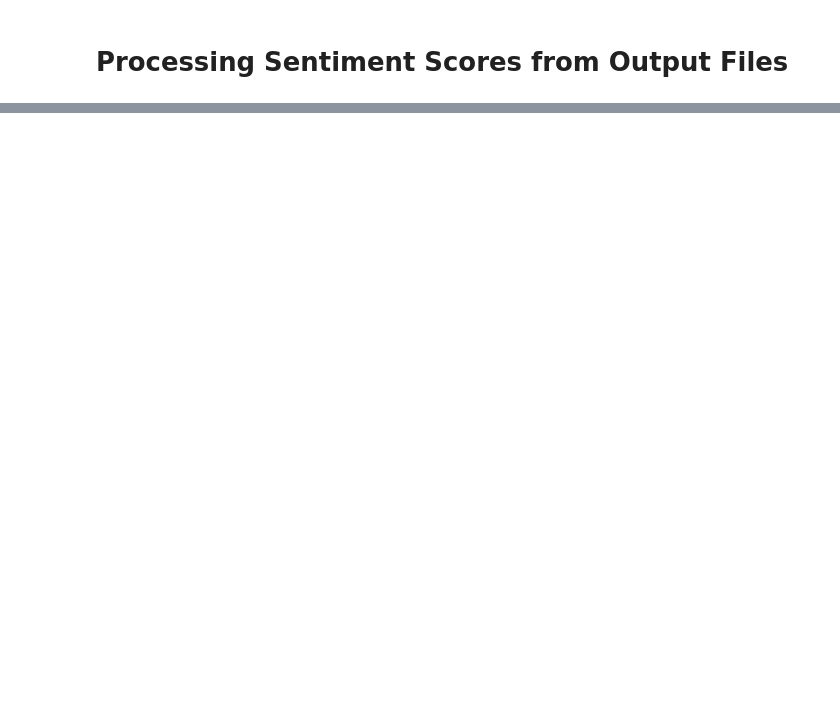
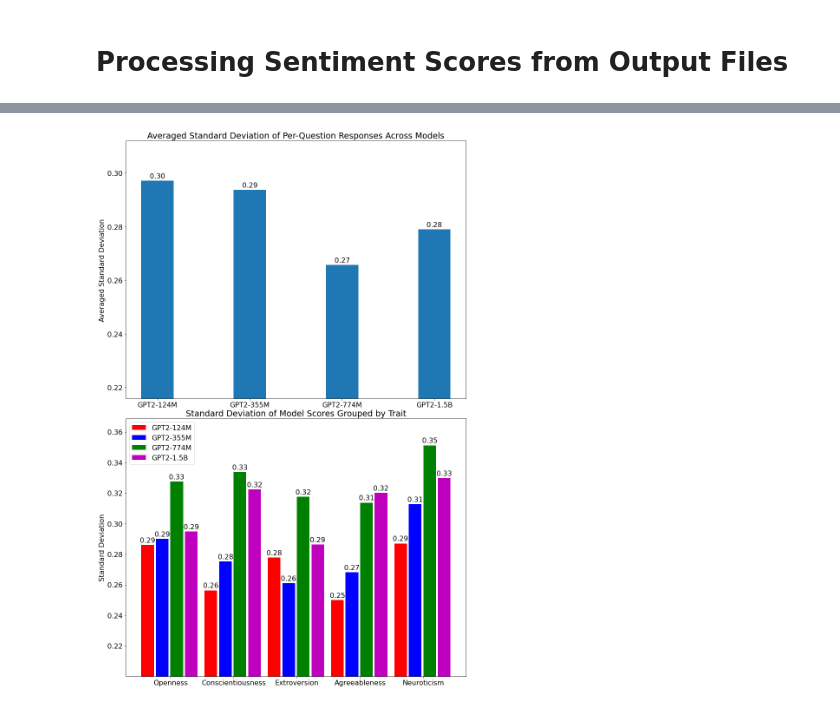
Before and after one commit to haroldrubio/Personality-Probing, a Jupyter notebook: score.ipynb, the cells around one changed output, grey strips where cells are left out. Drawn from its saved outputs; the diff is of its cells as text; code cells hidden in the pictures; blank space fills up the shorter version.

Commit message:
Push updated figures

```diff
--- a/score.ipynb
+++ b/score.ipynb
@@ -12,7 +13,7 @@ def softmax(x):
     return e_x / e_x.sum(axis=0)
 
 def calc_score(filename):
-    score_file = f"./data/{filename}.json"
+    score_file = f"{DATA_DIR}/{filename}.json"
     with open(score_file, 'r') as f:
         raw_scores = json.load(f)
 
@@ -50,9 +51,9 @@ def calc_score(filename):
         scores[domain]['stdev'] = np.std(scores[domain]['scores'])
         del scores[domain]['scores']
 
-    with open(f"./data/{filename}-scores.json", 'w') as f:
+    with open(f"{DATA_DIR}/{filename}-scores.json", 'w') as f:
         json.dump(scores, f, indent=4)
-    with open(f"./data/{filename}-metadata.json", 'w') as f:
+    with open(f"{DATA_DIR}/{filename}-metadata.json", 'w') as f:
         json.dump(metadata, f, indent=4)
 
 files = ['gpt2-small', 'gpt2-medium', 'gpt2-large', 'gpt2-xl']
@@ -126,0 +126,88 @@ plot_aggregate()
+# %%
+plt.rcParams.update({'font.size': 16})
+plt.rcParams["figure.figsize"] = (12,18)
+def autolabel(rects, ax, xpos='center'):
+    """
+    Attach a text label above each bar in *rects*, displaying its height.
+
+    *xpos* indicates which side to place the text w.r.t. the center of
+    the bar. It can be one of the following {'center', 'right', 'left'}.
+    """
+
+    ha = {'center': 'center', 'right': 'left', 'left': 'right'}
+    offset = {'center': 0, 'right': 1, 'left': -1}
+
+    for rect in rects:
+        height = rect.get_height()
+        ax.annotate(f"{height:.2f}",
+                    xy=(rect.get_x() + rect.get_width() / 2, height),
+                    xytext=(offset[xpos]*3, 3),  # use 3 points offset
+                    textcoords="offset points",  # in both directions
+                    ha=ha[xpos], va='bottom')
+
+def plot_stdev():
+    conf = 95
+    z = 1.96
+
+    file_dirs = ['gpt2-small-scores', 'gpt2-medium-scores', 'gpt2-large-scores', 'gpt2-xl-scores']
+    metadata_dirs = ['gpt2-small-metadata', 'gpt2-medium-metadata', 'gpt2-large-metadata', 'gpt2-xl-metadata']
+    models = ['GPT2-124M', 'GPT2-355M', 'GPT2-774M', 'GPT2-1.5B']
+    TRAITS = ['Openness', 'Conscientiousness', 'Extroversion', 'Agreeableness', 'Neuroticism']
+    formats = ['rs', 'bs', 'gs', 'ms']
+    fig, axs = plt.subplots(2)
+    fig.tight_layout()
+
+    # Plot 1: Average stdev across all questions per model
+    # Load the data from the metadata files
+    model_stdevs = []
+    for i, dir in enumerate(metadata_dirs):
+        single_model = []
+        with open(f"{DATA_DIR}/{dir}.json", 'r') as f:
+            meta_file = json.load(f)
+        for _, question in meta_file.items():
+            single_model.append(question['stdev'])
+        model_stdevs.append(np.mean(single_model))
+
+    # Define the plot
+    ind = np.arange(len(model_stdevs))  # the x locations for the groups
+    width = 0.35
+    bars = axs[0].bar(ind, model_stdevs, width)
+    autolabel(bars, axs[0])
+    # add some text for labels, title and axes ticks
+    axs[0].set_ylim(bottom = min(model_stdevs) - 0.05)
+    axs[0].set_ylabel('Averaged Standard Deviation')
+    axs[0].set_title('Averaged Standard Deviation of Per-Question Responses Across Models')
+    axs[0].set_xticks(ind)
+    axs[0].set_xticklabels(models)
+
+    # Plot 2: Stdevs of models per trait
+    # Define plot variables
+    ind = np.arange(len(TRAITS))  # the x locations for the groups
+    width = 0.2
+
+    # Get arrays of data
+    running_min = 1
+    for i, dir in enumerate(file_dirs):
+        # Create mapping from model name to stdevs in order of OCEAN
+        trait_stdevs = []
+        with open(f"{DATA_DIR}/{dir}.json", 'r') as f:
+            score_file = json.load(f)
+        for _, info in score_file.items():
+            trait_stdevs.append(info['stdev'])
+
+        bars = axs[1].bar(ind + (i-2)*(width) + (i-2)*0.02, trait_stdevs, width, color=formats[i][0], label=models[i])
+        autolabel(bars, axs[1])
+        running_min = min(running_min, min(trait_stdevs))
+
+    # Set the rest of the plots
+    # add some text for labels, title and axes ticks
+    axs[1].set_ylim(bottom = running_min-0.05)
+    axs[1].set_ylabel('Standard Deviation')
+    axs[1].set_title('Standard Deviation of Model Scores Grouped by Trait')
+    axs[1].set_xticks((ind - width/2))
+    axs[1].set_xticklabels(TRAITS)
+    axs[1].legend(loc="upper left")
+
+plot_stdev()
+# %% [output]
+[figure, added]
```
Also changed, not shown: parts of 2 cells of this notebook.
